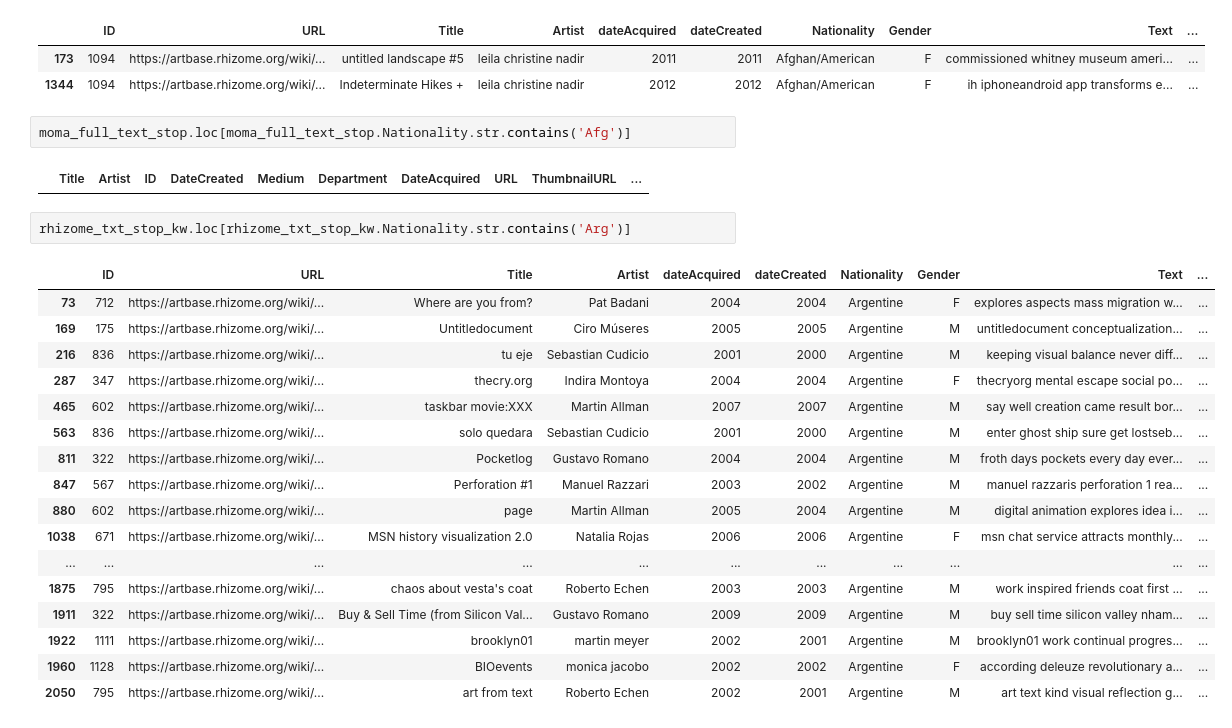
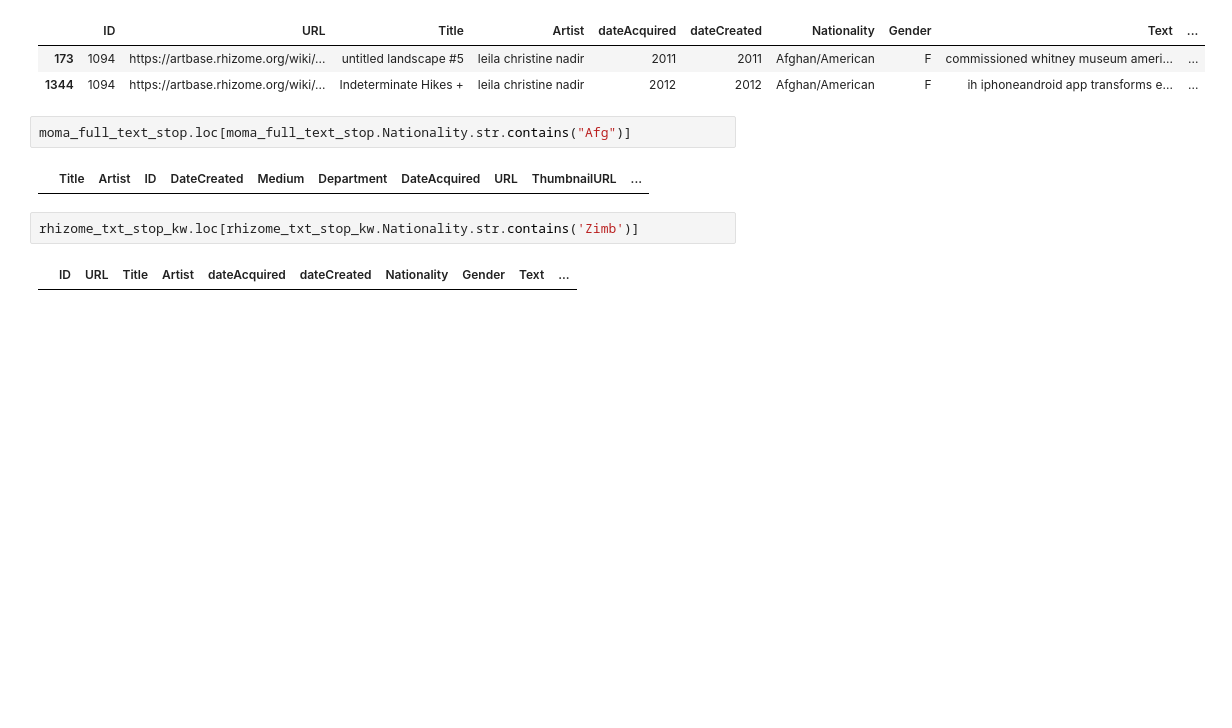
Before and after one commit to laurentfintoni/Net-Art-Rev, a Jupyter notebook: For_Marghe.ipynb, the cells around one changed output. Drawn from its saved outputs; the diff is of its cells as text; blank space fills up the shorter version.

```diff
--- a/For_Marghe.ipynb
+++ b/For_Marghe.ipynb
@@ -95,27 +103,11 @@ rhizome_txt_stop_kw.loc[rhizome_txt_stop_kw.Nationality.str.contains('Afg')]
 | 173 | 1094 | https://artbase.rhizome.org/wiki/... | untitled landscape #5 | leila christine nadir | 2011 | 2011 | Afghan/American | F | commissioned whitney museum ameri... | ... |
 | 1344 | 1094 | https://artbase.rhizome.org/wiki/... | Indeterminate Hikes + | leila christine nadir | 2012 | 2012 | Afghan/American | F | ih iphoneandroid app transforms e... | ... |
 # %%
-moma_full_text_stop.loc[moma_full_text_stop.Nationality.str.contains('Afg')]
+moma_full_text_stop.loc[moma_full_text_stop.Nationality.str.contains("Afg")]
 # %% [output]
 |  | Title | Artist | ID | DateCreated | Medium | Department | DateAcquired | URL | ThumbnailURL | ... |
 # %%
-rhizome_txt_stop_kw.loc[rhizome_txt_stop_kw.Nationality.str.contains('Arg')]
+rhizome_txt_stop_kw.loc[rhizome_txt_stop_kw.Nationality.str.contains('Zimb')]
 # %% [output]
 |  | ID | URL | Title | Artist | dateAcquired | dateCreated | Nationality | Gender | Text | ... |
-| 73 | 712 | https://artbase.rhizome.org/wiki/... | Where are you from? | Pat Badani | 2004 | 2004 | Argentine | F | explores aspects mass migration w... | ... |
-| 169 | 175 | https://artbase.rhizome.org/wiki/... | Untitledocument | Ciro Múseres | 2005 | 2005 | Argentine | M | untitledocument conceptualization... | ... |
-| 216 | 836 | https://artbase.rhizome.org/wiki/... | tu eje | Sebastian Cudicio | 2001 | 2000 | Argentine | M | keeping visual balance never diff... | ... |
-| 287 | 347 | https://artbase.rhizome.org/wiki/... | thecry.org | Indira Montoya | 2004 | 2004 | Argentine | F | thecryorg mental escape social po... | ... |
-| 465 | 602 | https://artbase.rhizome.org/wiki/... | taskbar movie:XXX | Martin Allman | 2007 | 2007 | Argentine | M | say well creation came result bor... | ... |
-| 563 | 836 | https://artbase.rhizome.org/wiki/... | solo quedara | Sebastian Cudicio | 2001 | 2000 | Argentine | M | enter ghost ship sure get lostseb... | ... |
-| 811 | 322 | https://artbase.rhizome.org/wiki/... | Pocketlog | Gustavo Romano | 2004 | 2004 | Argentine | M | froth days pockets every day ever... | ... |
-| 847 | 567 | https://artbase.rhizome.org/wiki/... | Perforation #1 | Manuel Razzari | 2003 | 2002 | Argentine | M | manuel razzaris perforation 1 rea... | ... |
-| 880 | 602 | https://artbase.rhizome.org/wiki/... | page | Martin Allman | 2005 | 2004 | Argentine | M | digital animation explores idea i... | ... |
-| 1038 | 671 | https://artbase.rhizome.org/wiki/... | MSN history visualization 2.0 | Natalia Rojas | 2006 | 2006 | Argentine | F | msn chat service attracts monthly... | ... |
-| ... | ... | ... | ... | ... | ... | ... | ... | ... | ... | ... |
-| 1875 | 795 | https://artbase.rhizome.org/wiki/... | chaos about vesta's coat | Roberto Echen | 2003 | 2003 | Argentine | M | work inspired friends coat first ... | ... |
-| 1911 | 322 | https://artbase.rhizome.org/wiki/... | Buy & Sell Time (from Silicon Val... | Gustavo Romano | 2009 | 2009 | Argentine | M | buy sell time silicon valley nham... | ... |
-| 1922 | 1111 | https://artbase.rhizome.org/wiki/... | brooklyn01 | martin meyer | 2002 | 2001 | Argentine | M | brooklyn01 work continual progres... | ... |
-| 1960 | 1128 | https://artbase.rhizome.org/wiki/... | BIOevents | monica jacobo | 2002 | 2002 | Argentine | F | according deleuze revolutionary a... | ... |
-| 2050 | 795 | https://artbase.rhizome.org/wiki/... | art from text | Roberto Echen | 2002 | 2001 | Argentine | M | art text kind visual reflection g... | ... |
 # %%
```
Also changed, not shown: parts of 14 cells of this notebook.
